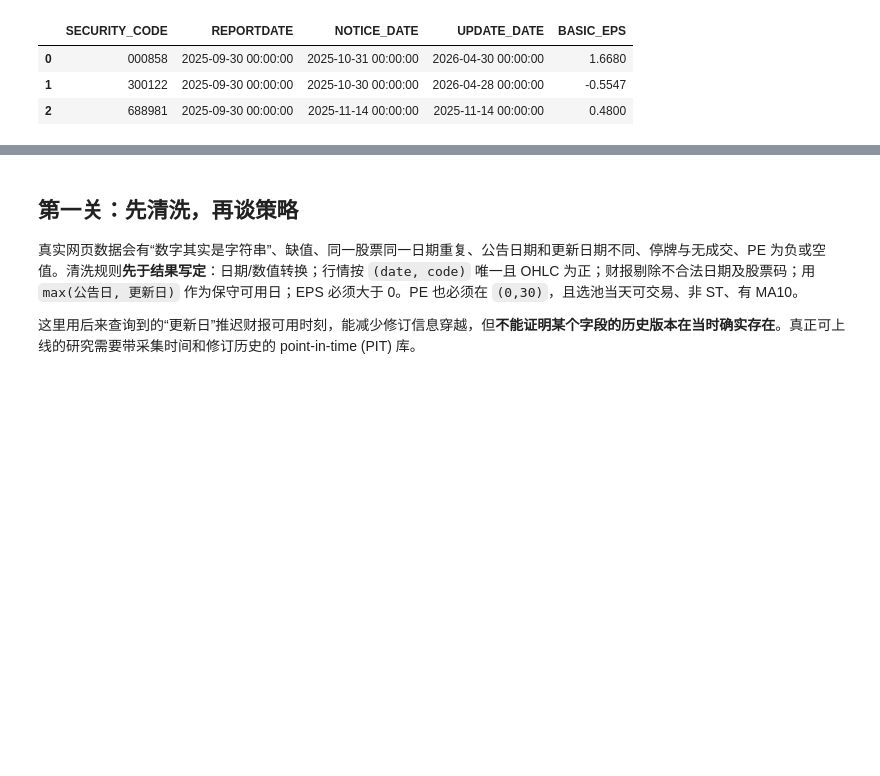
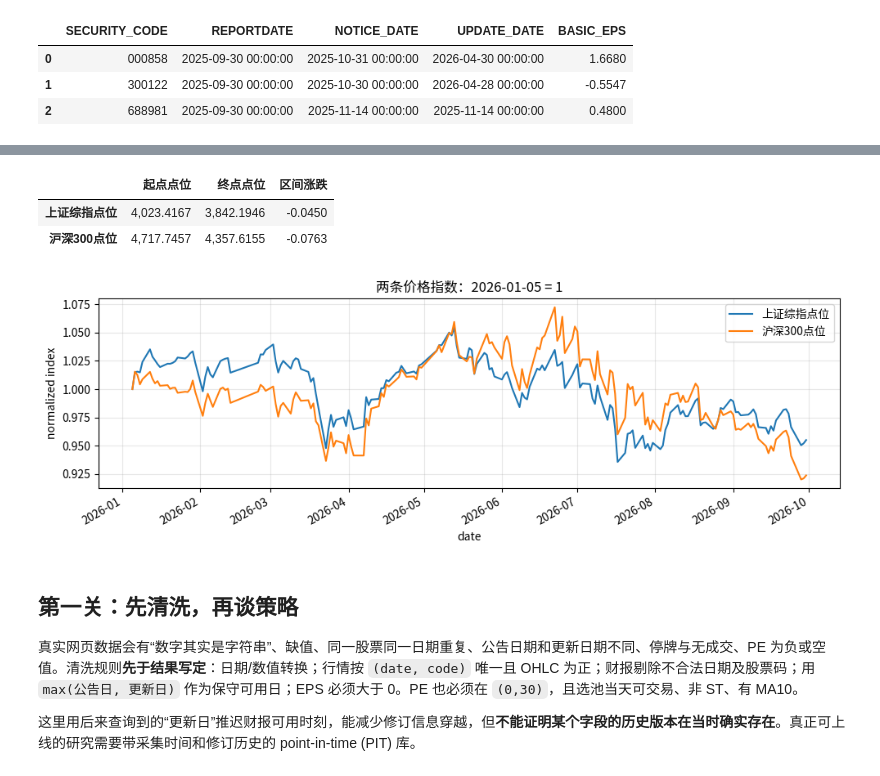
Before and after one commit to ZhengrongYue/MiniQuant, a Jupyter notebook: simple_framework.ipynb, the cells around one changed output, grey strips where cells are left out. Cells and saved outputs as stored; diff of their text form; code cells hidden in the pictures; blank space fills up the shorter version.

```diff
--- a/simple_framework.ipynb
+++ b/simple_framework.ipynb
@@ -67,3 +78,25 @@ display(raw_reports[['SECURITY_CODE', 'REPORTDATE', 'NOTICE_DATE', 'UPDATE_DATE'
+# %%
+shanghai = load_market_context()
+market = pd.merge(
+    shanghai[['date','close']].rename(columns={'close':'上证综指点位'}),
+    raw_benchmark[['date','close']].assign(date=lambda df: pd.to_datetime(df['date']),
+                                              close=lambda df: pd.to_numeric(df['close'])).rename(columns={'close':'沪深300点位'}),
+    on='date', validate='one_to_one'
+).query("date >= '2026-01-05'").set_index('date')
+market_start = market.iloc[0]
+market_end = market.iloc[-1]
+market_summary = pd.DataFrame({'起点点位':market_start, '终点点位':market_end,
+                               '区间涨跌':market_end / market_start - 1})
+display(market_summary)
+(market / market_start).plot(figsize=(10,3.5), title='两条价格指数：2026-01-05 = 1')
+plt.ylabel('normalized index'); plt.grid(alpha=.3); plt.tight_layout(); plt.show()
+assert market.index.min() == pd.Timestamp('2026-01-05')
+assert market.index.max() == pd.Timestamp(manifest['latest_bar_date'])
+# %% [output]
+|  | 起点点位 | 终点点位 | 区间涨跌 |
+| 上证综指点位 | 4,023.4167 | 3,842.1946 | -0.0450 |
+| 沪深300点位 | 4,717.7457 | 4,357.6155 | -0.0763 |
+[figure, added]
 # %% [markdown]
 ## 第一关：先清洗，再谈策略
 
```
Also changed, not shown: parts of 4 cells of this notebook, 3 other files.
